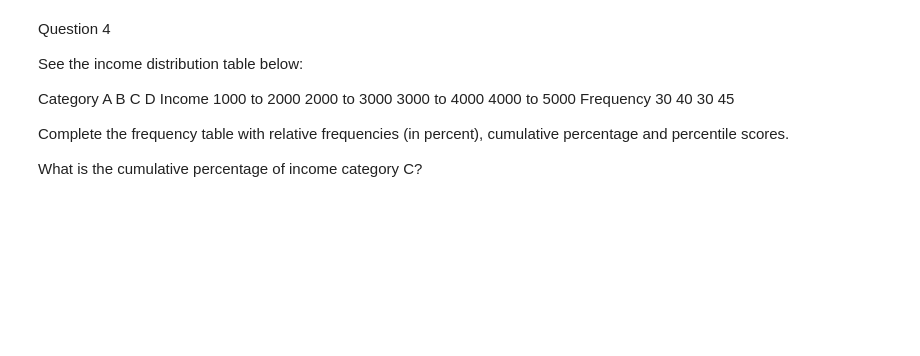
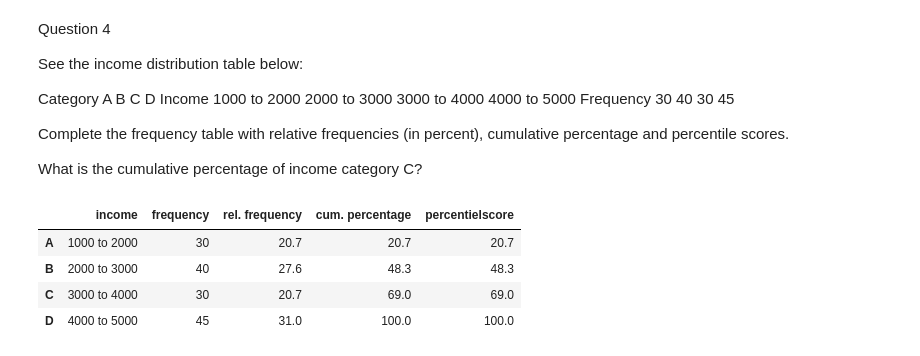
Before and after one commit to DUCU1/DataAndAI, a Jupyter notebook: Code/Week4/Exercises.ipynb, the cells around one changed output. Drawn from its saved outputs; the diff is of its cells as text; code cells hidden in the pictures; blank space fills up the shorter version.

```diff
--- a/Code/Week4/Exercises.ipynb
+++ b/Code/Week4/Exercises.ipynb
@@ -94,3 +118,22 @@ Complete the frequency table with relative frequencies (in percent), cumulative
 percentile scores.
 
 What is the cumulative percentage of income category C?
+# %%
+category = ["A", "B", "C", "D"]
+income = ["1000 to 2000", "2000 to 3000", "3000 to 4000", "4000 to 5000"]
+frequency = [30, 40, 30, 45]
+
+df = pd.DataFrame({'category': category, 'income': income, 'frequency': frequency},columns = ['income', 'frequency'] , index=category)
+
+df["rel. frequency"]= (df["frequency"]/df["frequency"].sum()*100).round(1)
+df["cum. percentage"]= (df["frequency"].cumsum()/df["frequency"].sum()*100).round(1)
+df["percentielscore"] = df["cum. percentage"]
+
+
+display(df)
+# %% [output]
+|  | income | frequency | rel. frequency | cum. percentage | percentielscore |
+| A | 1000 to 2000 | 30 | 20.7 | 20.7 | 20.7 |
+| B | 2000 to 3000 | 40 | 27.6 | 48.3 | 48.3 |
+| C | 3000 to 4000 | 30 | 20.7 | 69.0 | 69.0 |
+| D | 4000 to 5000 | 45 | 31.0 | 100.0 | 100.0 |
```
Also changed, not shown: parts of 3 cells of this notebook, 1 other file.
